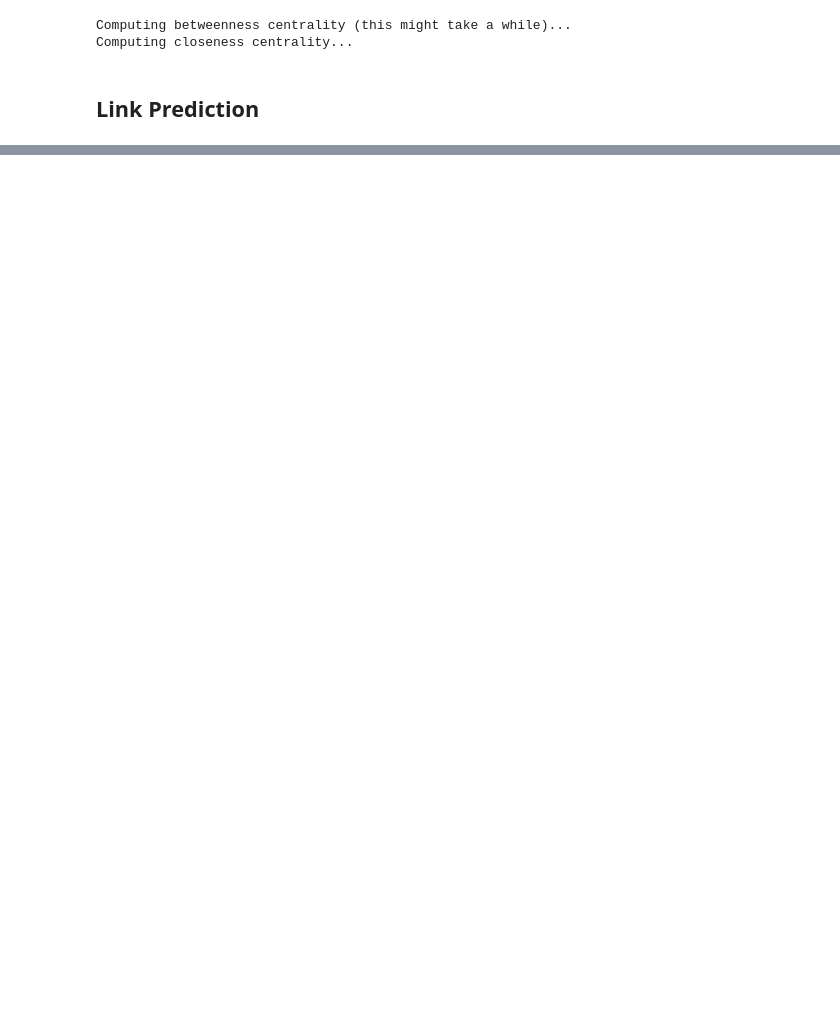
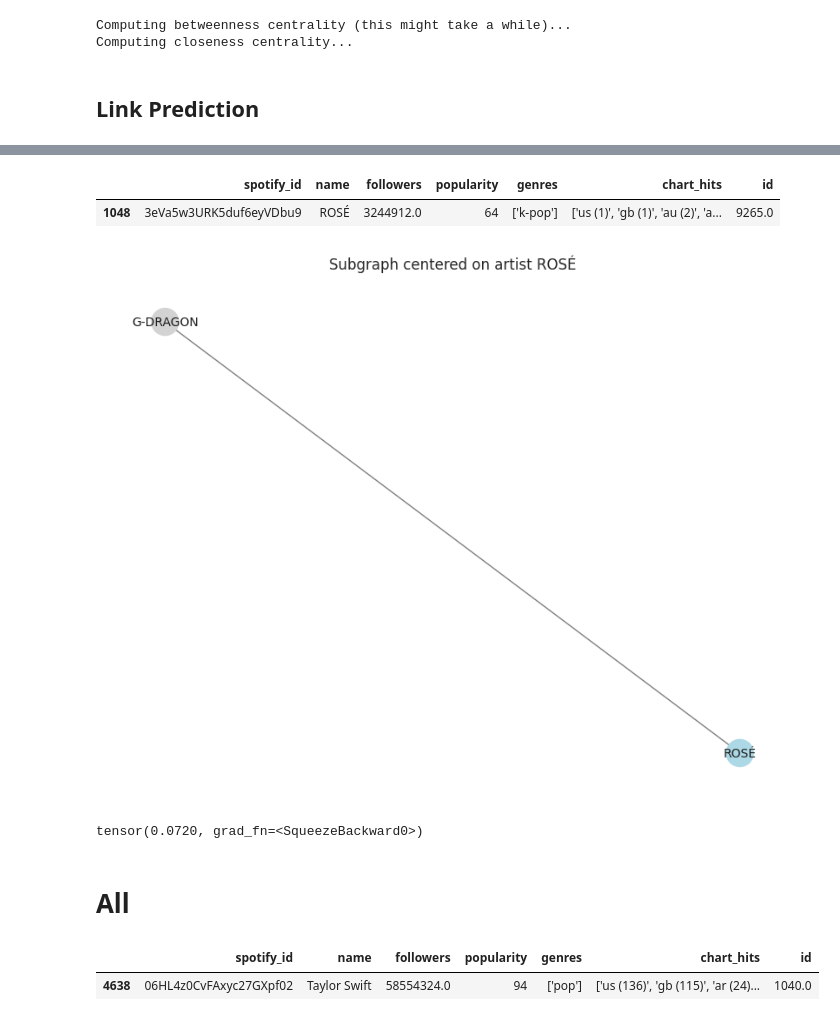
Before and after one commit to Jacky-KH-MOK/MSBD5008_PROJECT, a Jupyter notebook: PROJECT_CODE_Predict.ipynb, the cells around one changed output, grey strips where cells are left out. Cells and saved outputs as stored; diff of their text form; code cells hidden in the pictures; blank space fills up the shorter version.

```diff
--- a/PROJECT_CODE_Predict.ipynb
+++ b/PROJECT_CODE_Predict.ipynb
@@ -525,0 +451,12 @@ plt.show()
+# %%
+show_artist('3eVa5w3URK5duf6eyVDbu9')
+# %% [output]
+|  | spotify_id | name | followers | popularity | genres | chart_hits | id |
+| 1048 | 3eVa5w3URK5duf6eyVDbu9 | ROSÉ | 3244912.0 | 64 | ['k-pop'] | ['us (1)', 'gb (1)', 'au (2)', 'a... | 9265.0 |
+[figure, added]
+# %%
+model.predict_link(h, [2289], [9265])
+# %% [output]
+tensor(0.0720, grad_fn=<SqueezeBackward0>)
+# %% [markdown]
+# All
@@ -525,0 +466,5 @@ plt.show()
+# %%
+selected_nodes.query("name.str.find('Taylor Swift').values > -1")
+# %% [output]
+|  | spotify_id | name | followers | popularity | genres | chart_hits | id |
+| 4638 | 06HL4z0CvFAxyc27GXpf02 | Taylor Swift | 58554324.0 | 94 | ['pop'] | ['us (136)', 'gb (115)', 'ar (24)... | 1040.0 |
```
Also changed, not shown: parts of 33 cells of this notebook.
